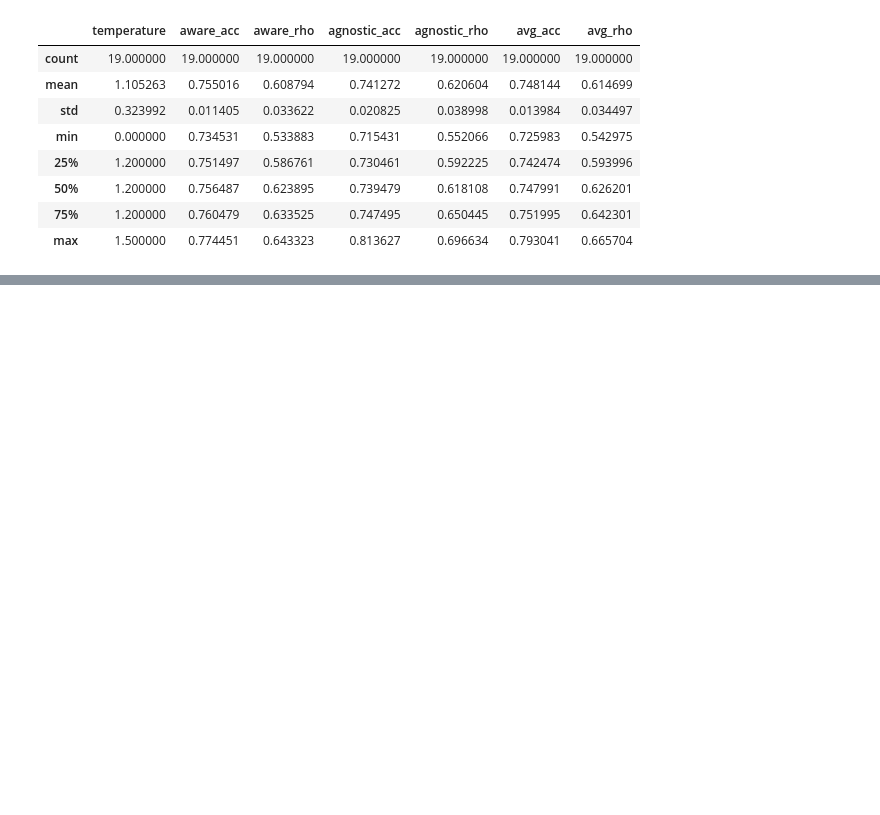
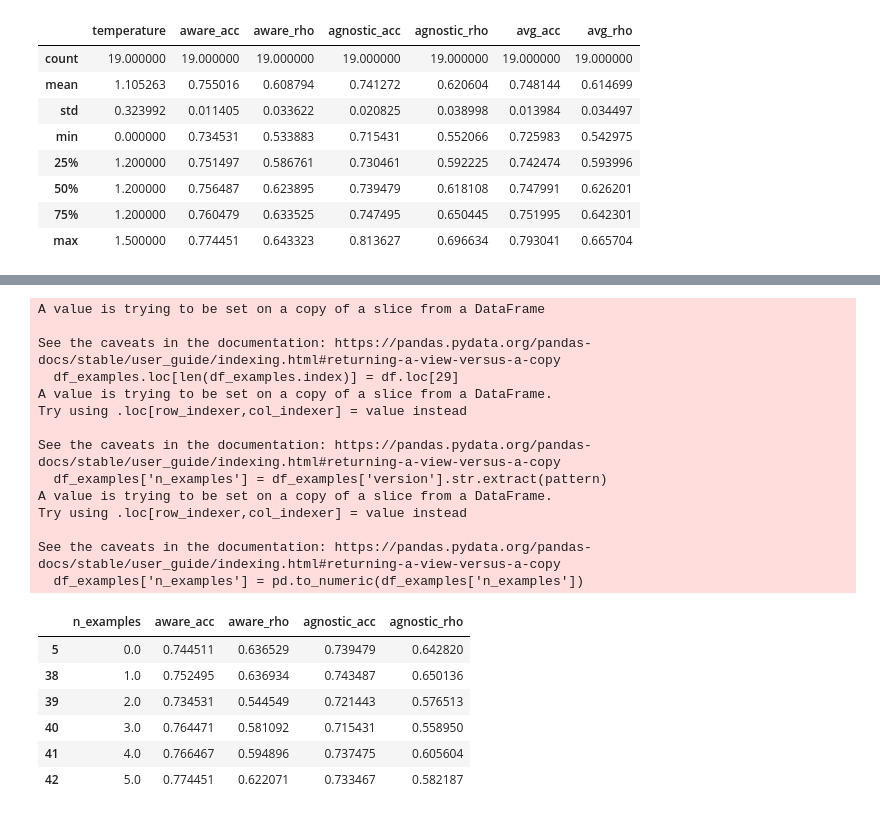
Before and after one commit to bradleypallen/shroom, a Jupyter notebook: prod/scores.ipynb, the cells around one changed output, grey strips where cells are left out. Saved outputs shown, nothing was run; the diff lists cells and outputs as text; code cells hidden in the pictures; blank space fills up the shorter version.

```diff
--- a/prod/scores.ipynb
+++ b/prod/scores.ipynb
@@ -197,0 +222,31 @@ baseline & mistral-7b-instruct-v0.2.Q6_K & 0.649299 & 0.380141 & 0.706587 & 0.46
+# %%
+df_examples = df[df['version'].str.contains("per-class")]
+df_examples.loc[len(df_examples.index)] = df.loc[29]
+pattern = r'-(\d)-'  # This pattern extracts digits
+df_examples['n_examples'] = df_examples['version'].str.extract(pattern)
+df_examples['n_examples'] = pd.to_numeric(df_examples['n_examples'])
+df_examples.loc[5, 'n_examples'] = 0.0
+dfx = df_examples.sort_values(by='n_examples')
+dfx[["n_examples", "aware_acc", "aware_rho", "agnostic_acc", "agnostic_rho"]]
+# %% [output]
+A value is trying to be set on a copy of a slice from a DataFrame
+
+See the caveats in the documentation: https://pandas.pydata.org/pandas-docs/stable/user_guide/indexing.html#returning-a-view-versus-a-copy
+  df_examples.loc[len(df_examples.index)] = df.loc[29]
+A value is trying to be set on a copy of a slice from a DataFrame.
+Try using .loc[row_indexer,col_indexer] = value instead
+
+See the caveats in the documentation: https://pandas.pydata.org/pandas-docs/stable/user_guide/indexing.html#returning-a-view-versus-a-copy
+  df_examples['n_examples'] = df_examples['version'].str.extract(pattern)
+A value is trying to be set on a copy of a slice from a DataFrame.
+Try using .loc[row_indexer,col_indexer] = value instead
+
+See the caveats in the documentation: https://pandas.pydata.org/pandas-docs/stable/user_guide/indexing.html#returning-a-view-versus-a-copy
+  df_examples['n_examples'] = pd.to_numeric(df_examples['n_examples'])
+|  | n_examples | aware_acc | aware_rho | agnostic_acc | agnostic_rho |
+| 5 | 0.0 | 0.744511 | 0.636529 | 0.739479 | 0.642820 |
+| 38 | 1.0 | 0.752495 | 0.636934 | 0.743487 | 0.650136 |
+| 39 | 2.0 | 0.734531 | 0.544549 | 0.721443 | 0.576513 |
+| 40 | 3.0 | 0.764471 | 0.581092 | 0.715431 | 0.558950 |
+| 41 | 4.0 | 0.766467 | 0.594896 | 0.737475 | 0.605604 |
+| 42 | 5.0 | 0.774451 | 0.622071 | 0.733467 | 0.582187 |
```
Also changed, not shown: parts of 12 cells of this notebook, 3 other files.
